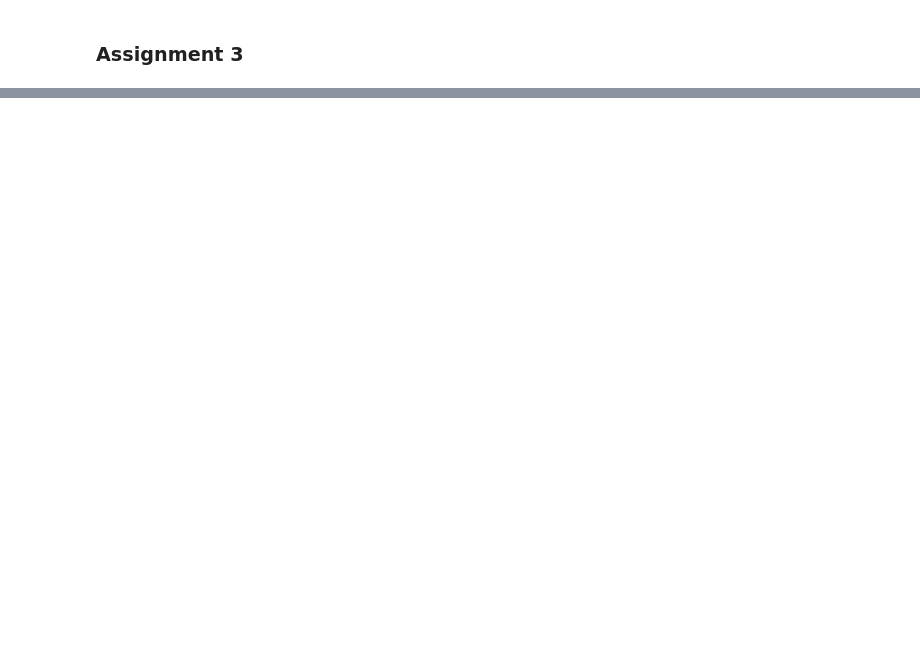
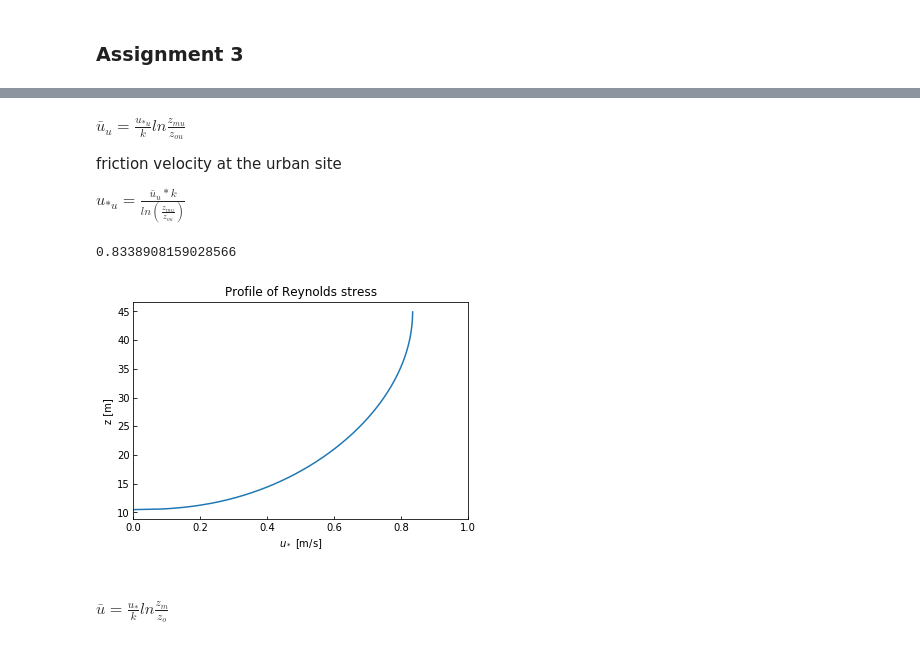
Before and after one commit to EuRoXy/BLM, a Jupyter notebook: BLM_As5.ipynb, the cells around one changed output, grey strips where cells are left out. Saved outputs shown, nothing was run; the diff lists cells and outputs as text; code cells hidden in the pictures; blank space fills up the shorter version.

```diff
--- a/BLM_As5.ipynb
+++ b/BLM_As5.ipynb
@@ -112,0 +166,40 @@ case III: 236.47 m
+# %%
+a = 1.28
+b = 3
+z_star = 45
+z_du = 10.5
+z_star_prime = z_star - z_du
+# %% [markdown]
+$\bar{u}_u = \frac{u_{*u}}{k} ln \frac{z_{mu}}{z_{ou}}$
+
+friction velocity at the urban site
+
+$u_{*u} = \frac{\bar{u}_u*k}{ln(\frac{z_{mu}}{z_{ou}})}$
+# %%
+k = 0.4
+z_mu = 20
+z_ou = 1.5
+u_u = 5.4
+u_star_IS = u_u * k / np.log(z_mu/z_ou)
+u_star_IS
+# %% [output]
+0.8338908159028566
+# %%
+z = np.arange(15,45,0.1) #,dtype=np.complex)
+z_prime = z - z_du
+Z = z_prime / z_star_prime;
+
+u_star_l = u_star_IS * np.sin(np.pi/2 * Z) ** (a/b)
+# %%
+plt.plot(u_star_l, z)
+plt.xlim([0,1.])
+plt.title('Profile of Reynolds stress')
+plt.xlabel('${u_*}$ [m/s]') #'/{u_*^{IS}}$')
+plt.ylabel('z [m]') #${z^{\prime}}/{z_*^{\prime}}$')
+
+ax = plt.gca()
+ax.tick_params(direction='in')
+# %% [output]
+[figure, added]
+# %% [markdown]
+#### $\bar{u} = \frac{u_*}{k} ln \frac{z_m}{z_o}$
```
Also changed, not shown: parts of 16 cells of this notebook.
